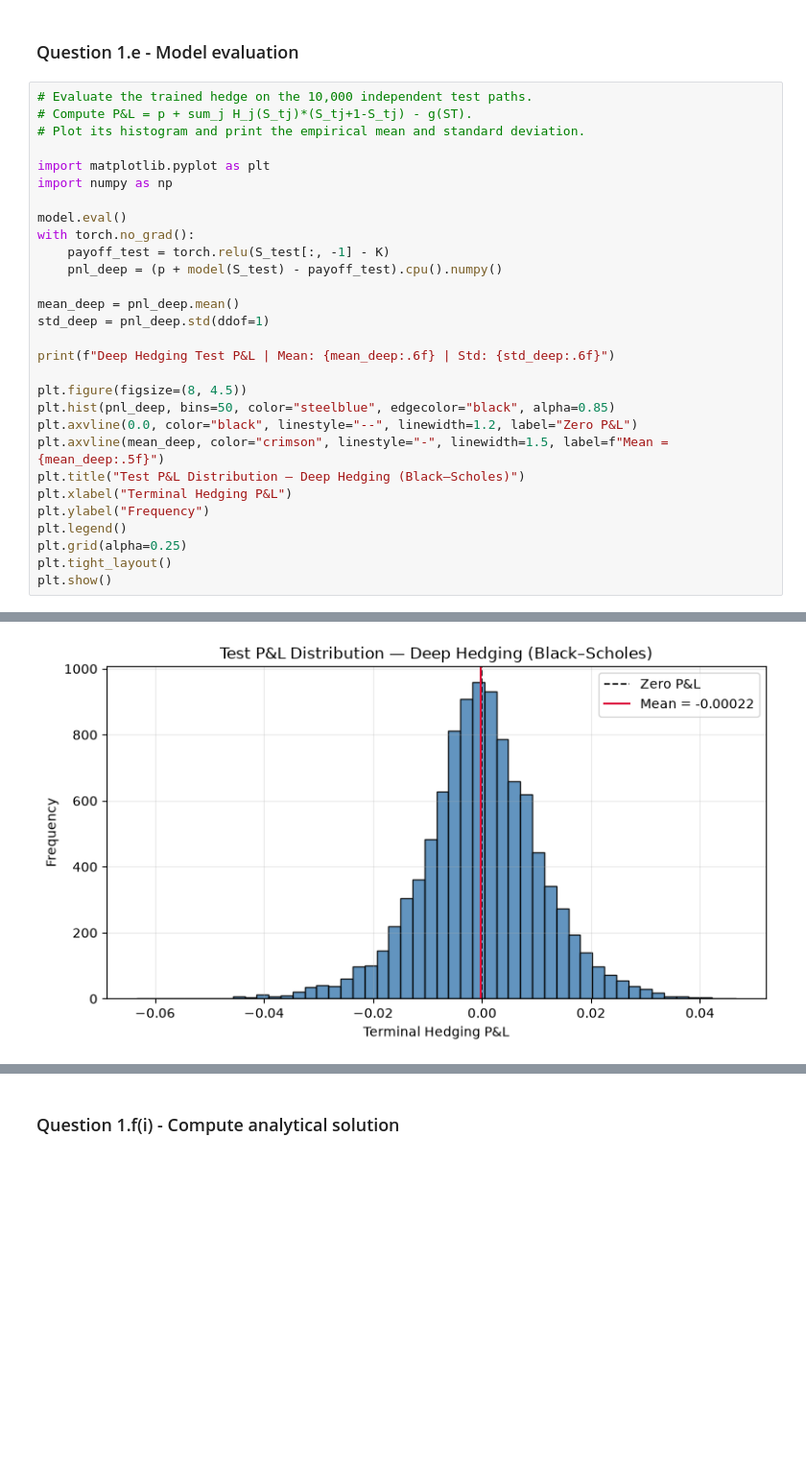
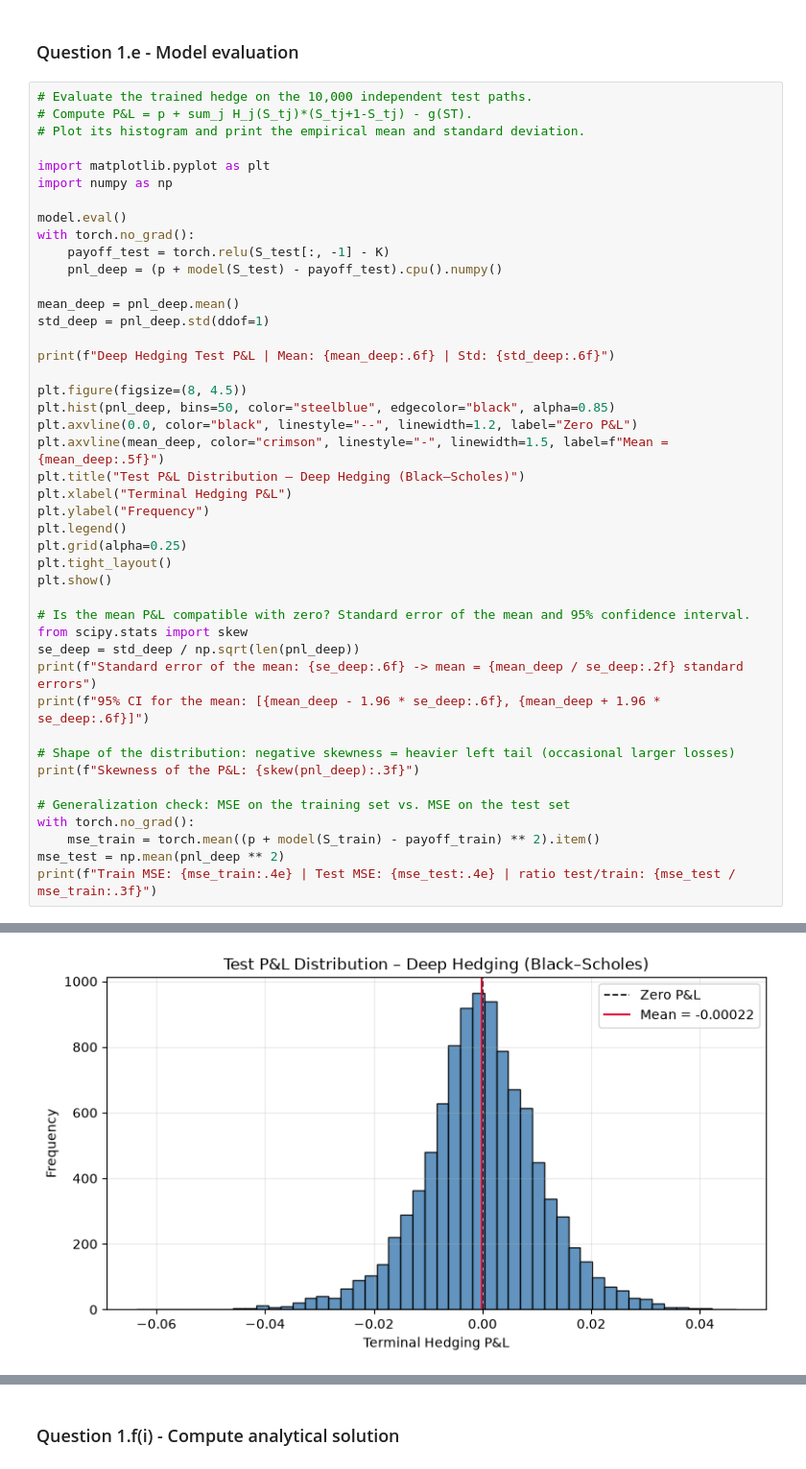
Before and after one commit to minieden/MachineLearningInFinanceProjects, a Jupyter notebook: MLFP3/template3.ipynb, the cells around one changed output, grey strips where cells are left out. Shown at 96% size. Saved outputs shown, nothing was run; the diff lists cells and outputs as text; blank space fills up the shorter version.

```diff
--- a/MLFP3/template3.ipynb
+++ b/MLFP3/template3.ipynb
@@ -342,11 +342,26 @@ plt.figure(figsize=(8, 4.5))
 plt.hist(pnl_deep, bins=50, color="steelblue", edgecolor="black", alpha=0.85)
 plt.axvline(0.0, color="black", linestyle="--", linewidth=1.2, label="Zero P&L")
 plt.axvline(mean_deep, color="crimson", linestyle="-", linewidth=1.5, label=f"Mean = {mean_deep:.5f}")
-plt.title("Test P&L Distribution — Deep Hedging (Black–Scholes)")
+plt.title("Test P&L Distribution – Deep Hedging (Black–Scholes)")
 plt.xlabel("Terminal Hedging P&L")
 plt.ylabel("Frequency")
 plt.legend()
 plt.grid(alpha=0.25)
 plt.tight_layout()
 plt.show()
+
+# Is the mean P&L compatible with zero? Standard error of the mean and 95% confidence interval.
+from scipy.stats import skew
+se_deep = std_deep / np.sqrt(len(pnl_deep))
+print(f"Standard error of the mean: {se_deep:.6f} -> mean = {mean_deep / se_deep:.2f} standard errors")
+print(f"95% CI for the mean: [{mean_deep - 1.96 * se_deep:.6f}, {mean_deep + 1.96 * se_deep:.6f}]")
+
+# Shape of the distribution: negative skewness = heavier left tail (occasional larger losses)
+print(f"Skewness of the P&L: {skew(pnl_deep):.3f}")
+
+# Generalization check: MSE on the training set vs. MSE on the test set
+with torch.no_grad():
+    mse_train = torch.mean((p + model(S_train) - payoff_train) ** 2).item()
+mse_test = np.mean(pnl_deep ** 2)
+print(f"Train MSE: {mse_train:.4e} | Test MSE: {mse_test:.4e} | ratio test/train: {mse_test / mse_train:.3f}")
 # %% [output]
@@ -354 +369 @@ Deep Hedging Test P&L | Mean: -0.000220 | Std: 0.011099
-[figure, old version]
+[figure, new version]
```
Also changed, not shown: parts of 30 cells of this notebook.
